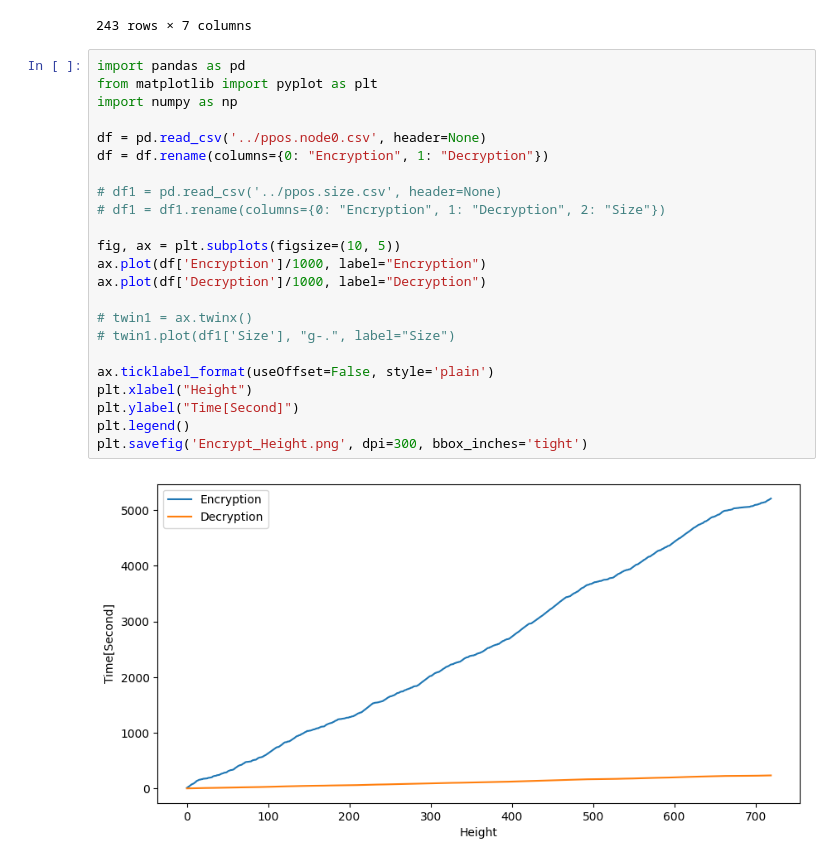
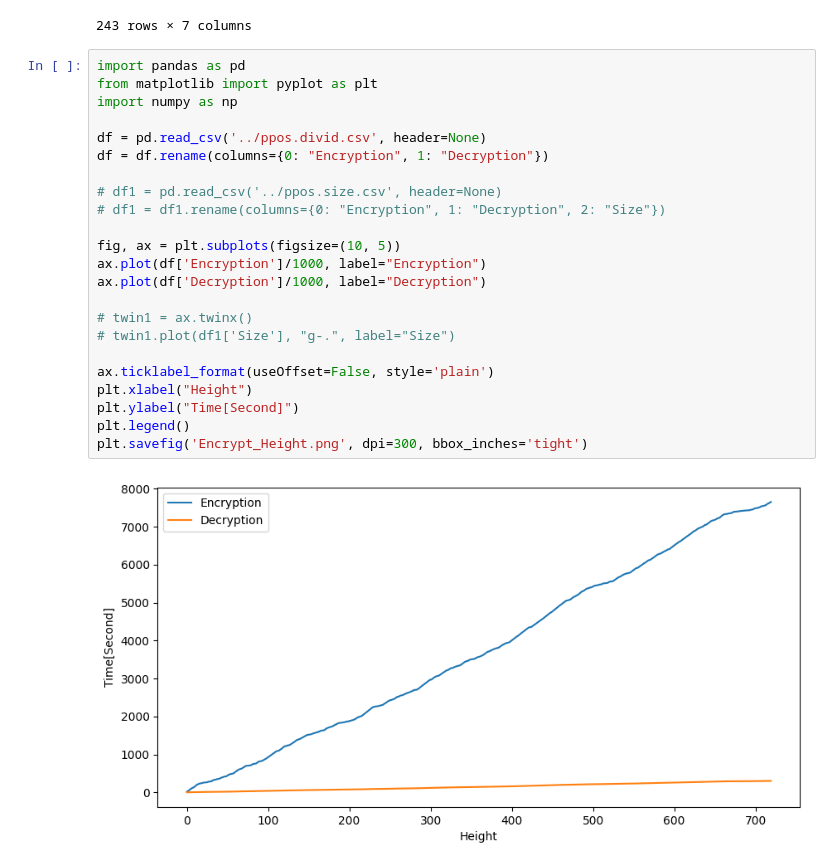
Before and after one commit to JunwookHeo/bcsos, a Jupyter notebook: python_utils/VisualPoS.ipynb, the cells around one changed output. Cells and saved outputs as stored; diff of their text form.

Commit message:
Update VisualPoS for the final result which fixed inverse of x^2.

```diff
--- a/python_utils/VisualPoS.ipynb
+++ b/python_utils/VisualPoS.ipynb
@@ -360,25 +348,25 @@ bdf2
 # %%
 import pandas as pd
 from matplotlib import pyplot as plt
 import numpy as np
 
-df = pd.read_csv('../ppos.node0.csv', header=None)
+df = pd.read_csv('../ppos.divid.csv', header=None)
 df = df.rename(columns={0: "Encryption", 1: "Decryption"})
 
 # df1 = pd.read_csv('../ppos.size.csv', header=None)
 # df1 = df1.rename(columns={0: "Encryption", 1: "Decryption", 2: "Size"})
 
 fig, ax = plt.subplots(figsize=(10, 5))
 ax.plot(df['Encryption']/1000, label="Encryption")
 ax.plot(df['Decryption']/1000, label="Decryption")
 
 # twin1 = ax.twinx()
 # twin1.plot(df1['Size'], "g-.", label="Size")
 
 ax.ticklabel_format(useOffset=False, style='plain')
 plt.xlabel("Height")
 plt.ylabel("Time[Second]")
 plt.legend()
 plt.savefig('Encrypt_Height.png', dpi=300, bbox_inches='tight')
 # %% [output]
-[figure, old version]
+[figure, new version]
```
Also changed, not shown: parts of 1 cell of this notebook.
